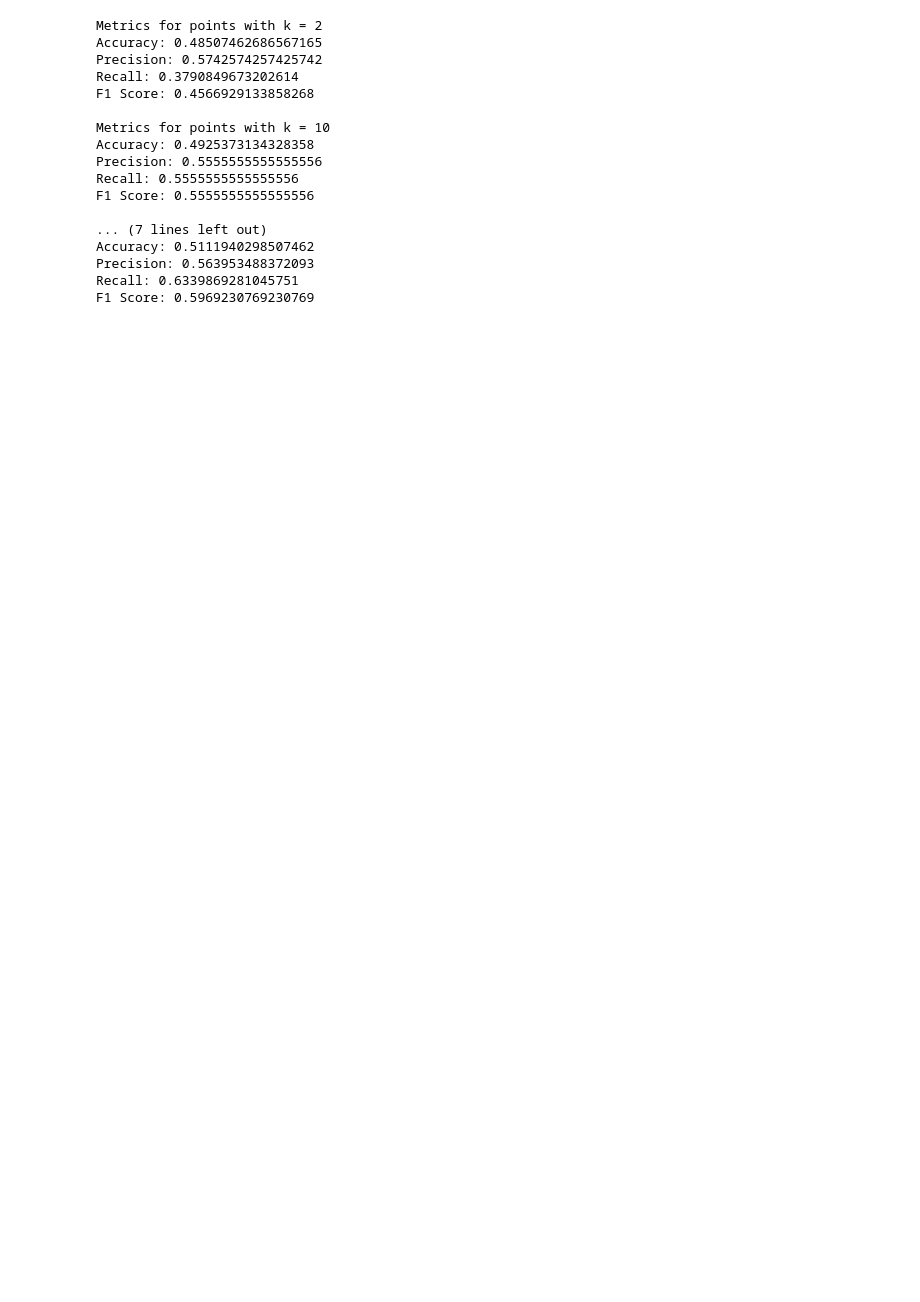
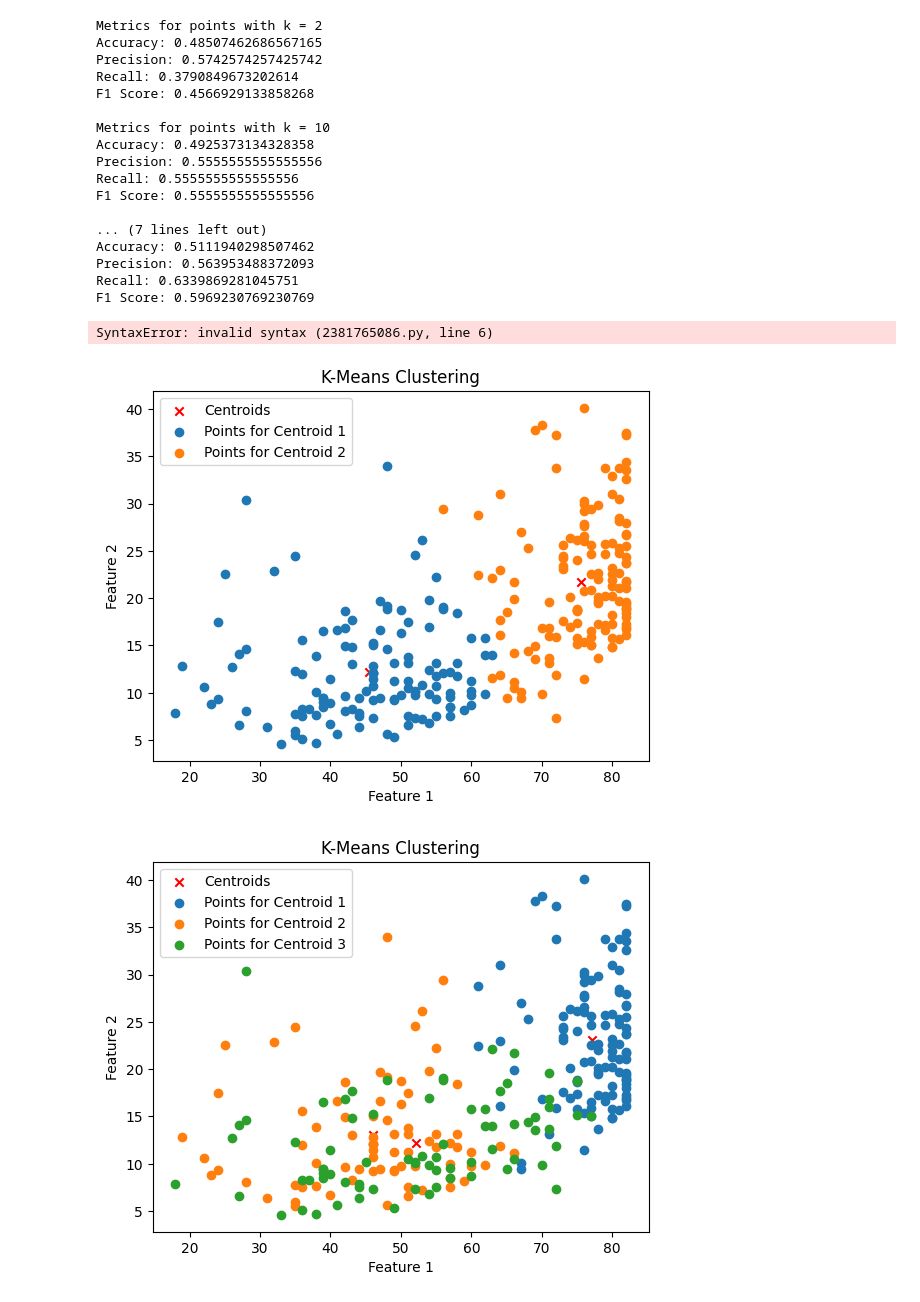
Before and after one commit to gmiserani/machine_learning, a Jupyter notebook: arq.ipynb, the cells around one changed output. Cells and saved outputs as stored; diff of their text form; code cells hidden in the pictures; blank space fills up the shorter version.

Commit message:
k_means

```diff
--- a/arq.ipynb
+++ b/arq.ipynb
@@ -130,0 +98,38 @@ print("Centroids:", centroids)
+# %%
+def k_means(data, k, max_iterations=100):
+    # Initializing centroids randomly
+    centroids = data[:,:-1][np.random.randint(data[:,:-1].shape[0], size=k)]
+    oldlabels = None
+
+    for  in range(max_iterations):
+        # Calculating the distance between the data points and the centroids
+        distances = np.linalg.norm(data[:, np.newaxis, :-1] - centroids, axis=-1)
+
+        # Assigning the data points to the cluster that has the closest centroid
+        labels = np.argmin(distances, axis=-1)
+
+        # Recalculating the centroids using the mean of each previous cluster
+        new_centroids = np.empty((k, data.shape[1]-1))
+        for i in range(k):
+            new_centroids[i] = data[labels == i, :-1].mean(axis=0)
+
+        # Checking if any point changed its cluster
+        if old_labels is not None and np.all(old_labels == labels):
+            break
+
+        # Updating centroids and labels for the next iteration
+        centroids = new_centroids
+        old_labels = labels
+
+    # Creating a list of clusters
+    clusters = [data[labels == i] for i in range(k)]
+
+
+    return centroids, clusters
+
+centroids, clusters = k_means(training.values, 2)
+print("Centroids:", centroids)
+for i, cluster in enumerate(clusters):
+    print(f"Cluster {i}: {cluster}")
+# %% [output]
+SyntaxError: invalid syntax (2381765086.py, line 6)
@@ -130,0 +185,12 @@ print("Centroids:", centroids)
+# %%
+for k in [2, 3]:
+    test_labels, centroid_index, centroid_indices = k_means(nba_treino.values, nba_teste.values, k)
+    # print(f"Points with k = {k}")
+    # print(f"Centroids: {centroid_index}")
+    # print()
+    # print(f"Centroid indices: {centroid_indices}")
+    # print()
+    # print(f"Test labels: {test_labels}")
+# %% [output]
+[figure, added]
+[figure, added]
```
Also changed, not shown: parts of 2 cells of this notebook.
